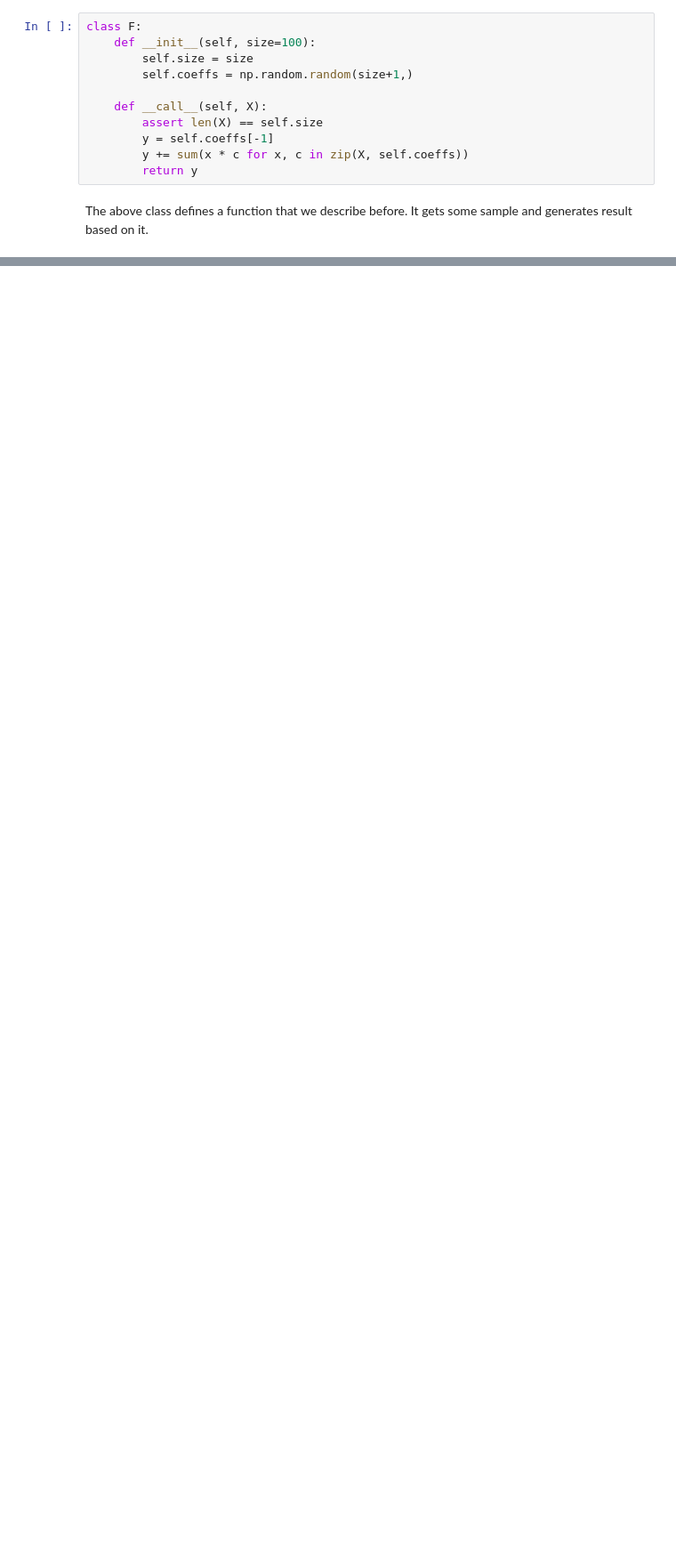
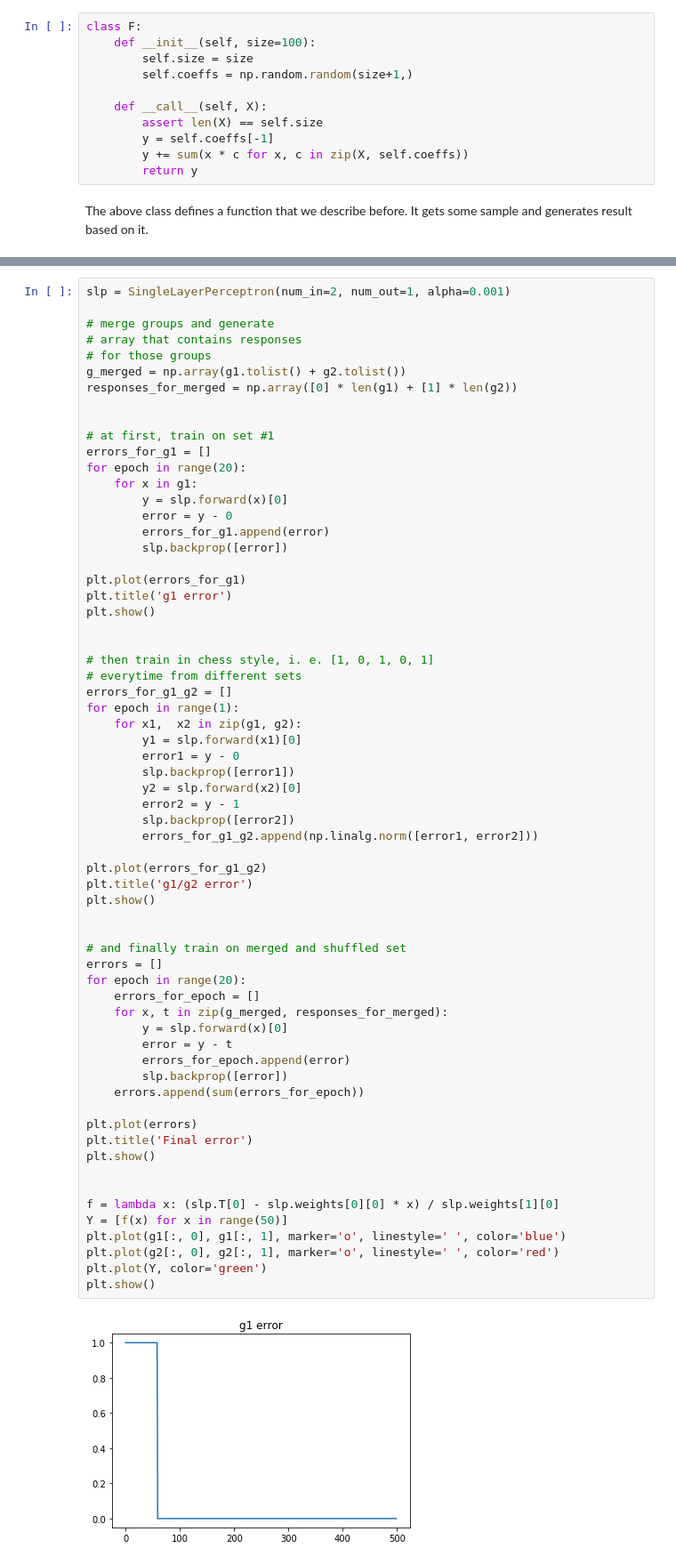
Before and after one commit to VoIlAlex/sandbox, a Jupyter notebook: SLP/slp.ipynb, the cells around one changed output, grey strips where cells are left out. Shown at 89% size. Drawn from its saved outputs; the diff is of its cells as text; blank space fills up the shorter version.

```diff
--- a/SLP/slp.ipynb
+++ b/SLP/slp.ipynb
@@ -268,0 +375,66 @@ Error per sample: [1.07339845]
+# %%
+slp = SingleLayerPerceptron(num_in=2, num_out=1, alpha=0.001)
+
+# merge groups and generate
+# array that contains responses
+# for those groups
+g_merged = np.array(g1.tolist() + g2.tolist())
+responses_for_merged = np.array([0] * len(g1) + [1] * len(g2))
+
+
+# at first, train on set #1
+errors_for_g1 = []
+for epoch in range(20):
+    for x in g1:
+        y = slp.forward(x)[0]
+        error = y - 0
+        errors_for_g1.append(error)
+        slp.backprop([error])
+
+plt.plot(errors_for_g1)
+plt.title('g1 error')
+plt.show()
+
+
+# then train in chess style, i. e. [1, 0, 1, 0, 1]
+# everytime from different sets
+errors_for_g1_g2 = []
+for epoch in range(1):
+    for x1,  x2 in zip(g1, g2):
+        y1 = slp.forward(x1)[0]
+        error1 = y - 0
+        slp.backprop([error1])
+        y2 = slp.forward(x2)[0]
+        error2 = y - 1
+        slp.backprop([error2])
+        errors_for_g1_g2.append(np.linalg.norm([error1, error2]))
+
+plt.plot(errors_for_g1_g2)
+plt.title('g1/g2 error')
+plt.show()
+
+
+# and finally train on merged and shuffled set
+errors = []
+for epoch in range(20):
+    errors_for_epoch = []
+    for x, t in zip(g_merged, responses_for_merged):
+        y = slp.forward(x)[0]
+        error = y - t
+        errors_for_epoch.append(error)
+        slp.backprop([error])
+    errors.append(sum(errors_for_epoch))
+
+plt.plot(errors)
+plt.title('Final error')
+plt.show()
+
+
+f = lambda x: (slp.T[0] - slp.weights[0][0] * x) / slp.weights[1][0]
+Y = [f(x) for x in range(50)]
+plt.plot(g1[:, 0], g1[:, 1], marker='o', linestyle=' ', color='blue')
+plt.plot(g2[:, 0], g2[:, 1], marker='o', linestyle=' ', color='red')
+plt.plot(Y, color='green')
+plt.show()
+# %% [output]
+[figure, added]
```
Also changed, not shown: parts of 23 cells of this notebook, 4 other files.
